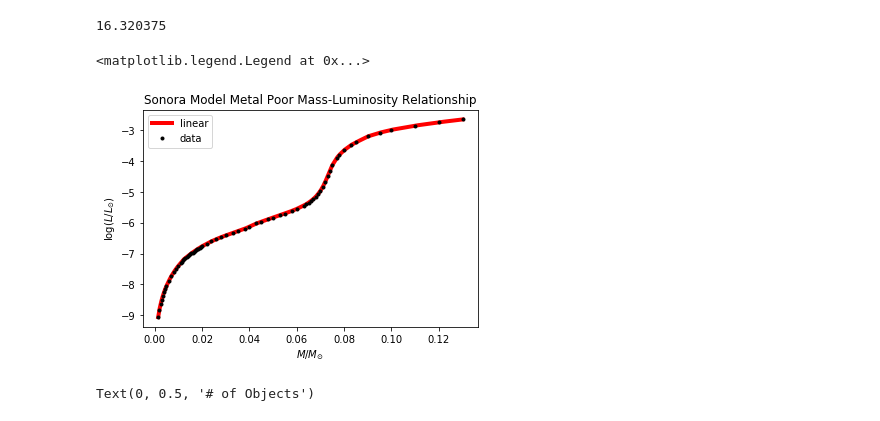
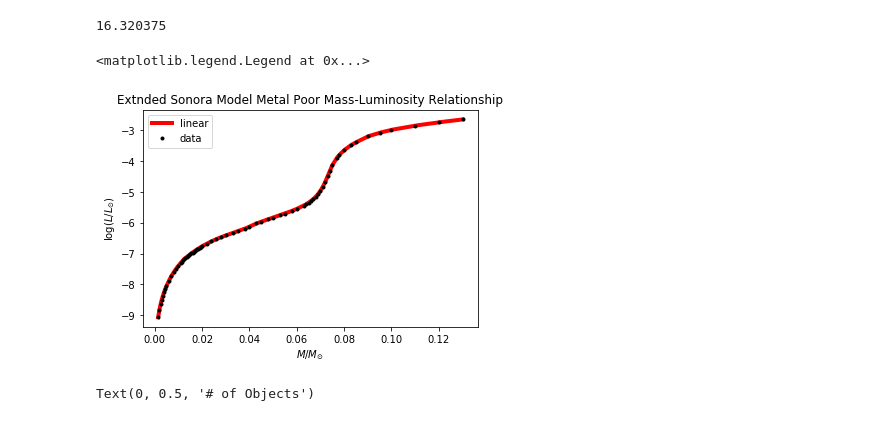
Before and after one commit to dhilligo/BDwarfLumFunction, a Jupyter notebook: GCNS Table Analysis.ipynb, the cells around one changed output. Saved outputs shown, nothing was run; the diff lists cells and outputs as text; code cells hidden in the pictures.

```diff
--- a/GCNS Table Analysis.ipynb
+++ b/GCNS Table Analysis.ipynb
@@ -630,14 +606,14 @@ print(np.min(Mg))
 # %%
 #print(f(masses))
 plt.plot(masses,f(masses),'-',label='linear',c='r',lw=4)
 plt.plot(metal_poor_model['M/Msun'],metal_poor_model['log L/Lsun'],'.',label='data',lw=8,c='black')
 plt.xlabel(r"$M/M_{\odot}$")
 plt.ylabel(r"log($L/L_{\odot}$)")
-plt.title("Sonora Model Metal Poor Mass-Luminosity Relationship")
+plt.title("Extnded Sonora Model Metal Poor Mass-Luminosity Relationship")
 plt.legend(loc='best')
 # %% [output]
 <matplotlib.legend.Legend at 0x...>
-[figure, old version]
+[figure, new version]
 # %%
 plt.hist(f1(masses1))
 plt.title("Histogram of Solar Metallicity Luminosities")
```
Also changed, not shown: parts of 5 cells of this notebook.
